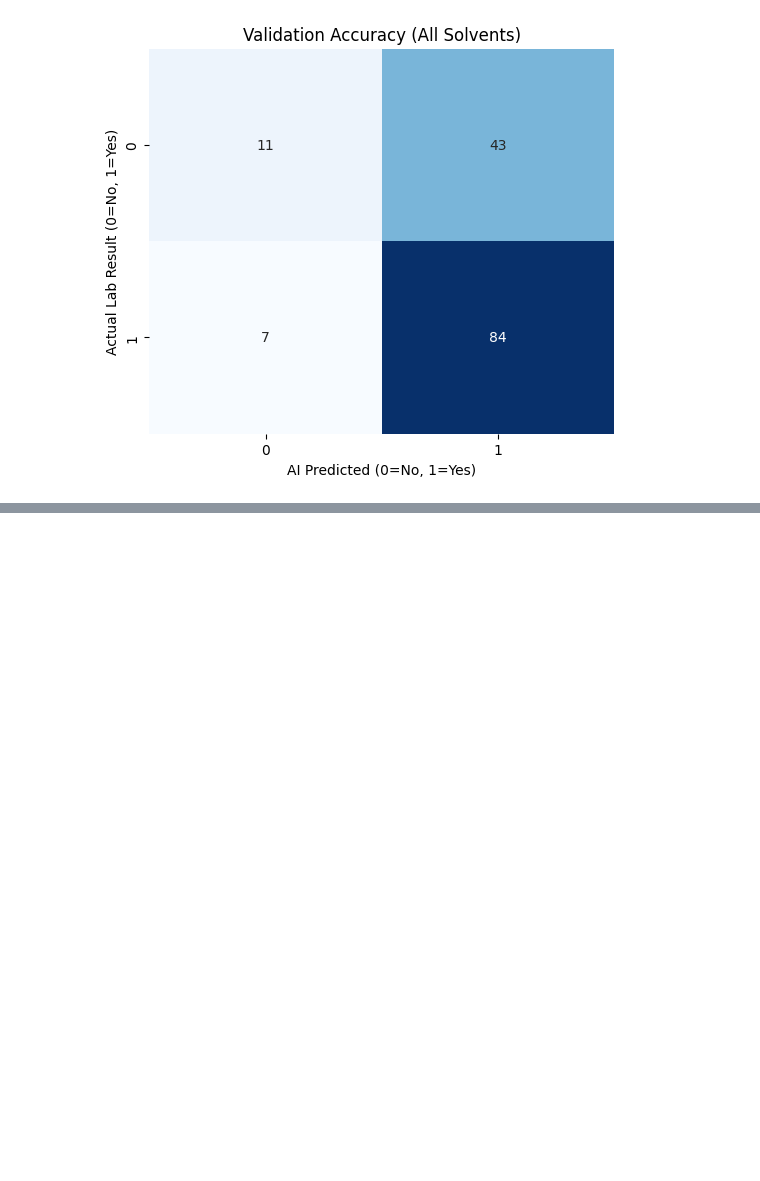
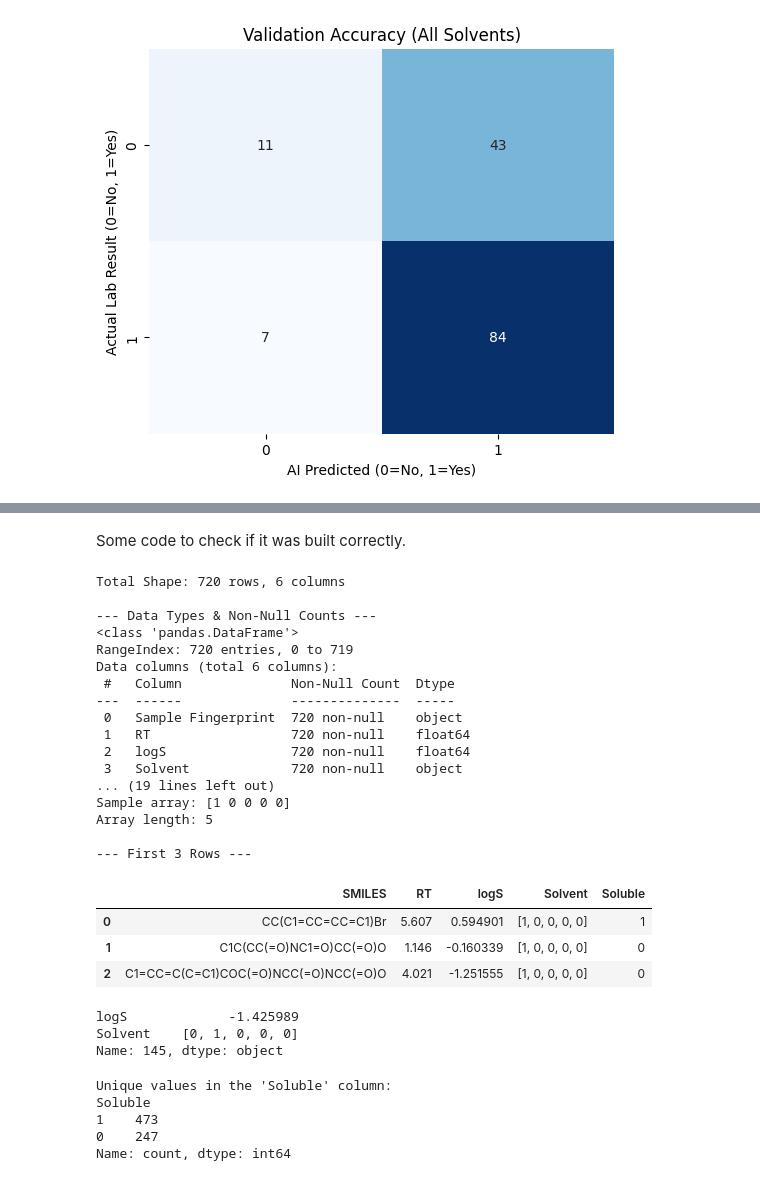
Before and after one commit to swisscatplus/solubility_prediction_nmr, a Jupyter notebook: src/dev/rt_prediction.ipynb, the cells around one changed output, grey strips where cells are left out. Drawn from its saved outputs; the diff is of its cells as text; code cells hidden in the pictures; blank space fills up the shorter version.

```diff
--- a/src/dev/rt_prediction.ipynb
+++ b/src/dev/rt_prediction.ipynb
@@ -535,0 +559,16 @@ plt.show()
+# %%
+print("Gathering data for all solvents...")
+all_dfs_v3 = []
+
+for sol in NMR_SOLVENTS.keys():
+    # since we are using cleaned_df, we just look for 'MeOH', 'ACN', etc.
+    if sol in cleaned_df.columns:
+        df_temp = generate_ml_file_with_logs(final_working_df, sol, NMR_SOLVENTS, smiles_to_fingerprint)
+        all_dfs_v3.append(df_temp)
+        print(f"Added {sol}: {len(df_temp)} rows")
+    else:
+        print(f"Skipped {sol}: Column not found")
+
+# sticking everything together
+mega_df_v3 = pd.concat(all_dfs_v3, ignore_index=True)
+print(f"DataFrame built! Total Rows: {len(mega_df_v3)}")
@@ -535,0 +685,61 @@ plt.show()
+# %% [markdown]
+Some code to check if it was built correctly.
+# %%
+# 1. Check the overall shape and data types
+print(f"Total Shape: {mega_df_v3.shape[0]} rows, {mega_df_v3.shape[1]} columns\n")
+print("--- Data Types & Non-Null Counts ---")
+print(mega_df_v3.info())
+
+# 2. Check for any sneaky missing values
+print("\n--- Missing Values ---")
+print(mega_df_v3.isnull().sum())
+
+# 3. Verify the 'Soluble' target is strictly 0s and 1s
+print(f"\n--- Unique values in 'Soluble' column ---")
+print(mega_df_v3['Soluble'].unique())
+
+# 4. Verify the One-Hot array length (should be 5 if you have 5 solvents)
+sample_array = mega_df_v3['Solvent'].iloc[0]
+print(f"\n--- One-Hot Array Check ---")
+print(f"Sample array: {sample_array}")
+print(f"Array length: {len(sample_array)}")
+
+# 5. Take a peek at the actual data (focusing on our new logS column!)
+print("\n--- First 3 Rows ---")
+display(mega_df_v3[['SMILES', 'RT', 'logS', 'Solvent', 'Soluble']].head(3))
+
+print(mega_df_v3[['logS','Solvent']].iloc[145])
+# %% [output]
+Total Shape: 720 rows, 6 columns
+
+--- Data Types & Non-Null Counts ---
+<class 'pandas.DataFrame'>
+RangeIndex: 720 entries, 0 to 719
+Data columns (total 6 columns):
+ #   Column              Non-Null Count  Dtype
+---  ------              --------------  -----
+ 0   Sample Fingerprint  720 non-null    object
+ 1   RT                  720 non-null    float64
+ 2   logS                720 non-null    float64
+ 3   Solvent             720 non-null    object
+... (19 lines left out)
+Sample array: [1 0 0 0 0]
+Array length: 5
+
+--- First 3 Rows ---
+|  | SMILES | RT | logS | Solvent | Soluble |
+| 0 | CC(C1=CC=CC=C1)Br | 5.607 | 0.594901 | [1, 0, 0, 0, 0] | 1 |
+| 1 | C1C(CC(=O)NC1=O)CC(=O)O | 1.146 | -0.160339 | [1, 0, 0, 0, 0] | 0 |
+| 2 | C1=CC=C(C=C1)COC(=O)NCC(=O)NCC(=O)O | 4.021 | -1.251555 | [1, 0, 0, 0, 0] | 0 |
+logS             -1.425989
+Solvent    [0, 1, 0, 0, 0]
+Name: 145, dtype: object
+# %%
+print("Unique values in the 'Soluble' column:")
+print(mega_df_v3['Soluble'].value_counts(dropna=False))
+# %% [output]
+Unique values in the 'Soluble' column:
+Soluble
+1    473
+0    247
+Name: count, dtype: int64
```
Also changed, not shown: parts of 14 cells of this notebook, 15 other files.
